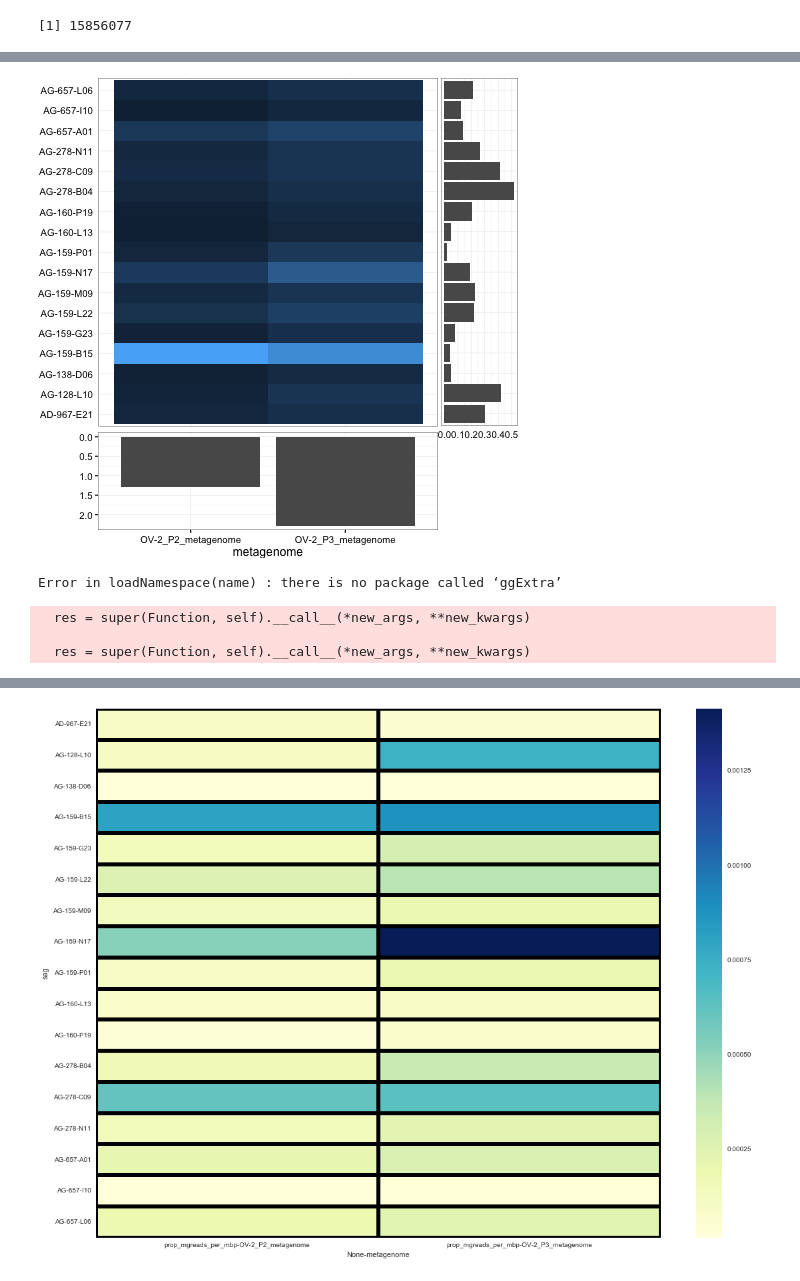
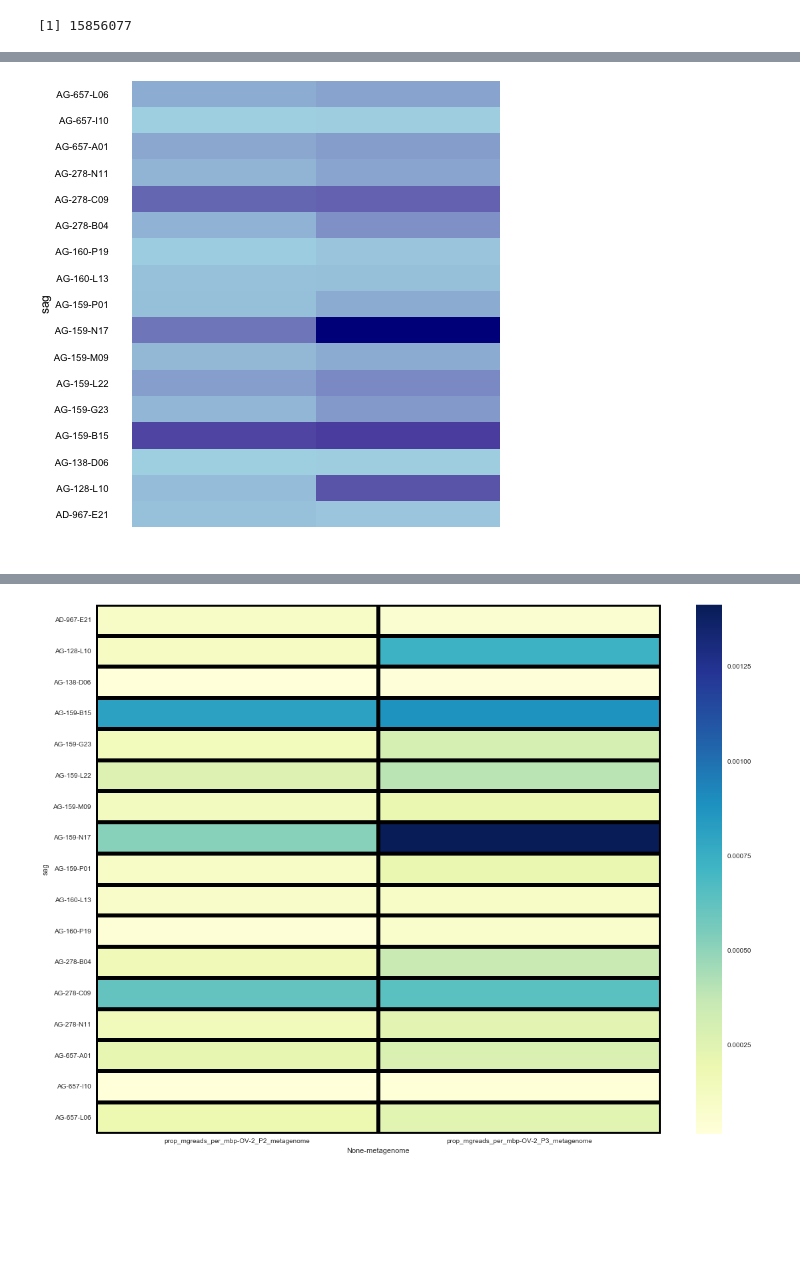
Before and after one commit to BigelowLab/sag-mg-recruit, a Jupyter notebook: notebooks/Plotting.ipynb, the cells around one changed output, grey strips where cells are left out. Cells and saved outputs as stored; diff of their text form; code cells hidden in the pictures; blank space fills up the shorter version.

```diff
--- a/notebooks/Plotting.ipynb
+++ b/notebooks/Plotting.ipynb
@@ -110,26 +114,13 @@ plot(p1)
-# %%
-%%R
-pmain <- p1 + theme(axis.ticks = element_blank(), legend.position="none", axis.title=element_blank(), axis.text.x=element_blank())+labs(x=" ")
-pmain <- pmain + theme(plot.margin=unit(c(0,0,.3,0), "cm"))
-pside <- s + theme(axis.ticks = element_blank(), axis.text.y = element_blank(), axis.title = element_blank())
-pside <- pside + theme(plot.margin=unit(c(0,0,0,0),"cm"))
-punder <- u + labs(y="") + theme(plot.margin=unit(c(-.2,0,0,.9), "cm"))
-pempty <-ggplot(df, aes(sag, metagenome)) + geom_blank() + theme(axis.text = element_blank(),
-                axis.title = element_blank(),
-                line = element_blank(),
-                panel.background = element_blank())
-
-grid.arrange(pmain, pside, punder, pempty,
-             ncol = 2, nrow = 2, widths = c(5, 1), heights = c(3, 1))
-# %% [output]
-[figure, removed]
-# %%
-%%R
-pmain <- p1 + theme(axis.ticks = element_blank(), axis.text.x = element_blank(), legend.position="none", axis.title=element_blank())
-
-ggExtra::ggMarginal(pmain, type="barplot", margins=y, size=4, marginCol="red")
-# %% [output]
-Error in loadNamespace(name) : there is no package called ‘ggExtra’
-  res = super(Function, self).__call__(*new_args, **new_kwargs)
-
-  res = super(Function, self).__call__(*new_args, **new_kwargs)
+# %%
+%%R
+p1 <- pairs %>% ggplot(aes(metagenome, sag)) + geom_tile(aes(fill=prop_mgreads_per_mbp)) + theme_bw() + scale_fill_gradient(low="lightblue", high="darkblue")
+pmain <- p1 + theme(axis.ticks = element_blank(), axis.title.x=element_blank(), axis.text.x=element_blank())
+pmain <- pmain + theme(plot.margin=unit(c(0,0,25,0), "pt"))+labs(x=" ", fill="")
+pmain <- pmain  + theme(legend.key.height=unit(50, "pt"), legend.position="none")
+pmain <- pmain + theme(panel.border = element_blank(), panel.grid.major = element_blank(),
+    panel.grid.minor = element_blank(), panel.background = element_blank())
+
+
+plot(pmain)
+# %% [output]
+[figure, added]
```
Also changed, not shown: parts of 11 cells of this notebook.
